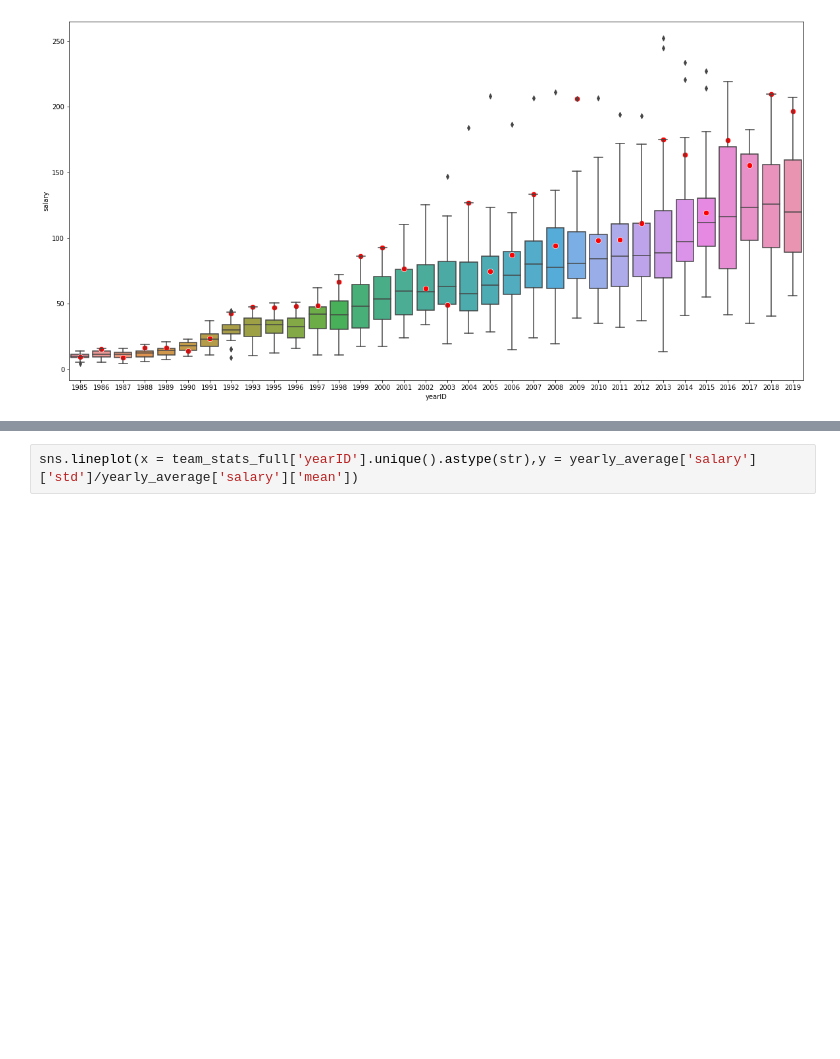
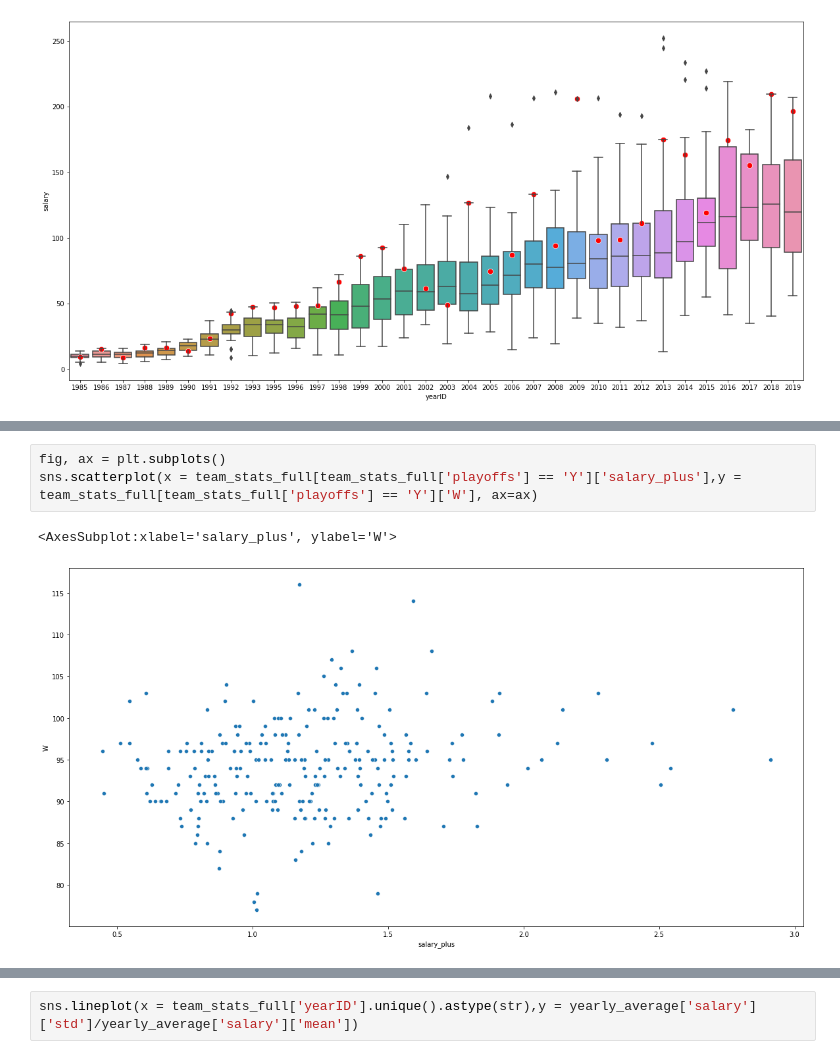
Before and after one commit to afspicciati/NYCDSA-Python-Data-Analysis-Project, a Jupyter notebook: project_working.ipynb, the cells around one changed output, grey strips where cells are left out. Drawn from its saved outputs; the diff is of its cells as text; blank space fills up the shorter version.

```diff
--- a/project_working.ipynb
+++ b/project_working.ipynb
@@ -124,0 +359,6 @@ ax[1].set_yscale('log')
+# %%
+fig, ax = plt.subplots()
+sns.scatterplot(x = team_stats_full[team_stats_full['playoffs'] == 'Y']['salary_plus'],y = team_stats_full[team_stats_full['playoffs'] == 'Y']['W'], ax=ax)
+# %% [output]
+<AxesSubplot:xlabel='salary_plus', ylabel='W'>
+[figure, added]
```
Also changed, not shown: parts of 35 cells of this notebook, 4 other files.
